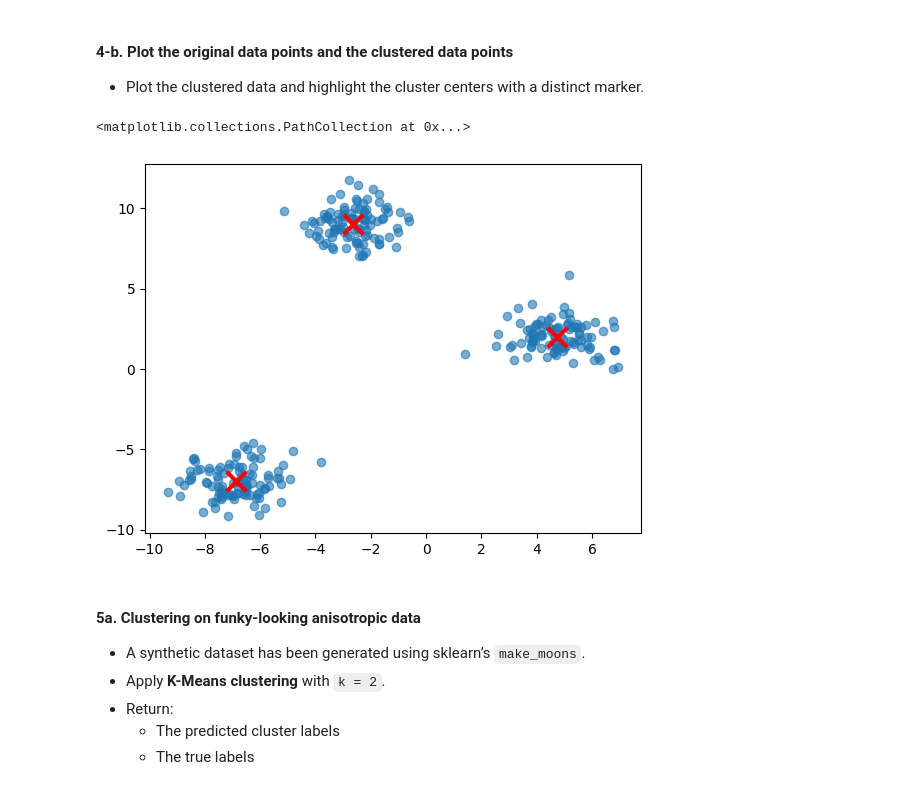
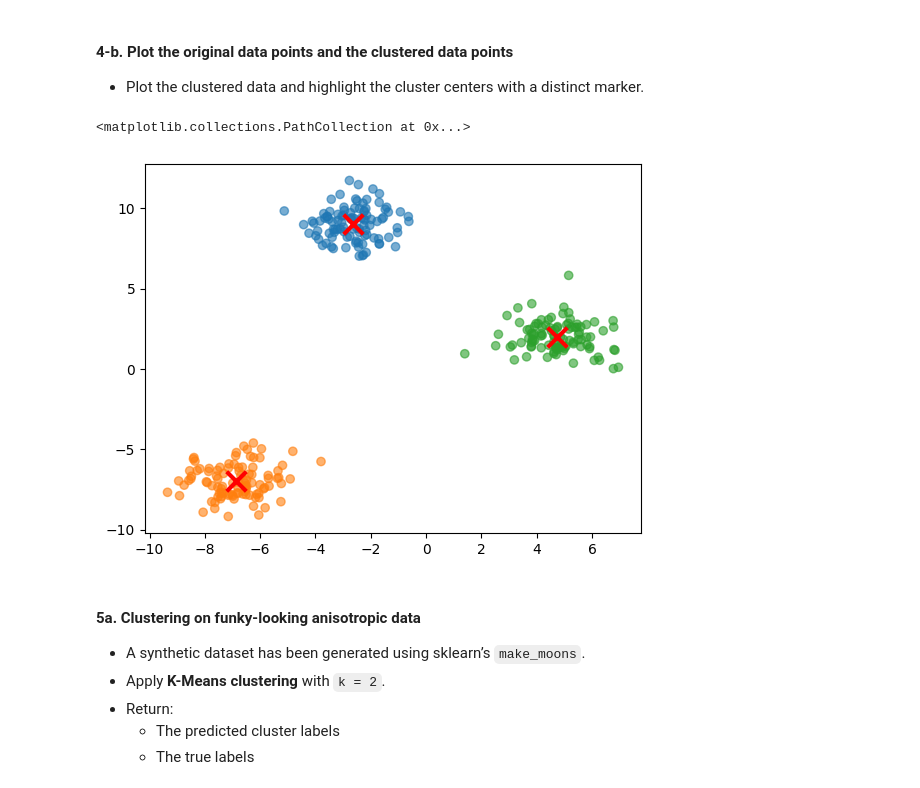
Before and after one commit to albhoe/701_assignments, a Jupyter notebook: homework04/assignment4.ipynb, the cells around one changed output. Drawn from its saved outputs; the diff is of its cells as text; code cells hidden in the pictures.

```diff
--- a/homework04/assignment4.ipynb
+++ b/homework04/assignment4.ipynb
@@ -80,34 +80,35 @@ import matplotlib.pyplot as plt
 from sklearn.datasets import make_blobs
 from sklearn.cluster import KMeans
 
+
+# Colors for each cluster
+colors = ['#1f77b4', '#ff7f0e', '#2ca02c']
+
+# Return an array containing the center label with the lowest distance to this point in X
+def assign_clusters(X, centroids):
+    distances = np.sqrt(((X - centroids[:, np.newaxis])**2).sum(axis=2))
+    return np.argmin(distances, axis=0)
+
+# Return an array of centroids on the mean for that centroid's points.
+def update_centroids(X, labels, k):
+    return np.array([X[labels == i].mean(axis=0) for i in range(k)])
+
+# Function to calculate within-cluster sum of squares
+def calculate_wcss(X, labels, centroids,k):
+    return sum(np.sum((X[labels == i] - centroids[i])**2) for i in range(k))
+
 def ans4a():
     X, y_true = make_blobs(n_samples=300, centers=3, cluster_std=1.0, random_state=42)
 
-    iters = 10
+    iters = 6
     # Initialize centroids randomly
     k = 3
     np.random.seed(42)
     centers = X[np.random.choice(300, k, replace=False)]
 
-
-    # Return an array containing the center label with the lowest distance to this point in X
-    def assign_clusters(X, centroids):
-        distances = np.sqrt(((X - centroids[:, np.newaxis])**2).sum(axis=2))
-        return np.argmin(distances, axis=0)
-
-    # Return an array of centroids on the mean for that centroid's points.
-    def update_centroids(X, labels, k):
-        return np.array([X[labels == i].mean(axis=0) for i in range(k)])
-
-    # Function to calculate within-cluster sum of squares
-    def calculate_wcss(X, labels, centroids):
-        return sum(np.sum((X[labels == i] - centroids[i])**2) for i in range(k))
-
     # Set up the clustering progress plot
     fig1, axs = plt.subplots(1, 1, figsize=(10, 6))
 
-    # Colors for each cluster
-    colors = ['#1f77b4', '#ff7f0e', '#2ca02c']
 
     # Run k-means iterations and plot
     for i in range(iters):
@@ -115,7 +116,7 @@ def ans4a():
         y_kmeans = assign_clusters(X, centers)
 
         # Calculate WCSS
-        wcss = calculate_wcss(X, y_kmeans, centers)
+        wcss = calculate_wcss(X, y_kmeans, centers,k)
 
         # Update centroids (except for the last iteration)
         if i < iters-1:
@@ -135,10 +136,6 @@ def ans4a():
     # - The predicted cluster labels
     # - The Within-Cluster Sum of Squares (WCSS)
     # - The original data points
-    #print(centers)
-    #print(y_kmeans)
-    #print(wcss)
-    #print(X)
     return centers, y_kmeans, wcss, X
 
 
@@ -157,11 +154,12 @@ q4a results: All test cases passed!
 
 - Plot the clustered data and highlight the cluster centers with a distinct marker.
 # %%
-plt.scatter(X[:, 0], X[:, 1], alpha=0.6)
+plt.scatter(X[:, 0], X[:, 1], c=[colors[l] for l in y_kmeans], alpha=0.6)
+
 plt.scatter(centers[:, 0], centers[:, 1], c='red', marker='x', s=200, linewidths=3)
 # %% [output]
 <matplotlib.collections.PathCollection at 0x...>
-[figure, old version]
+[figure, new version]
 # %% [markdown]
 <!-- END QUESTION -->
 
```
Also changed, not shown: parts of 11 cells of this notebook, 1 other file.
